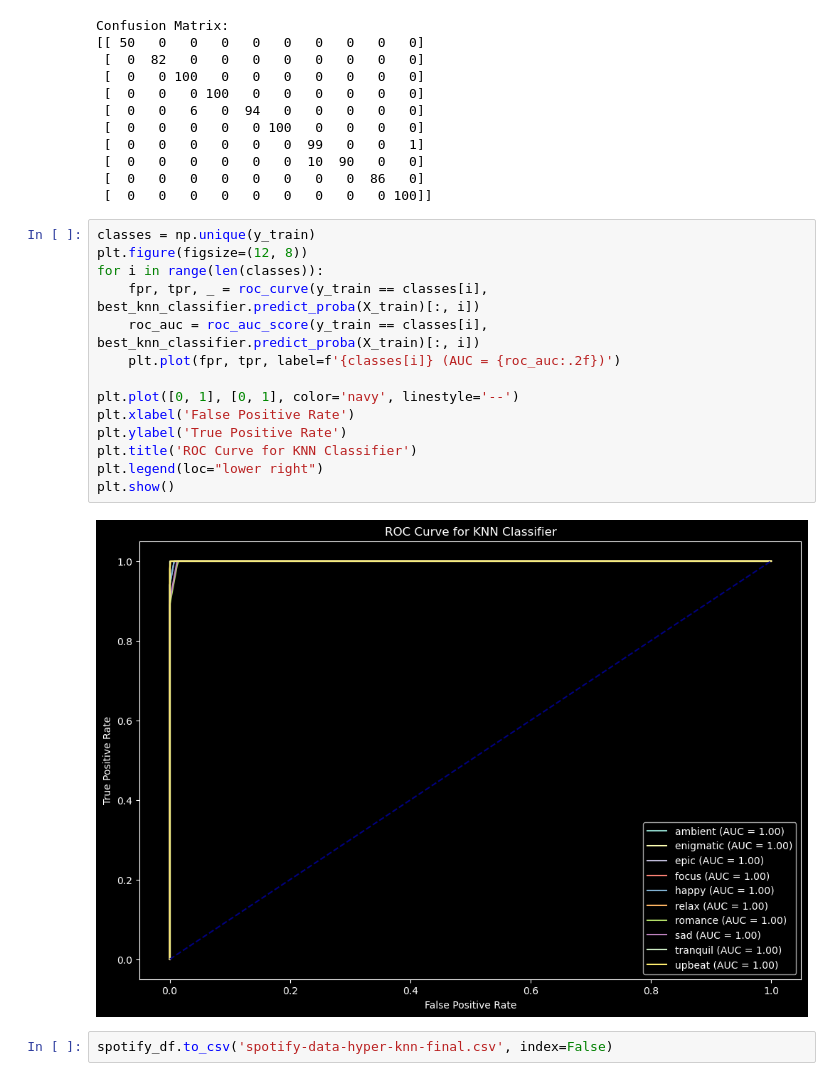
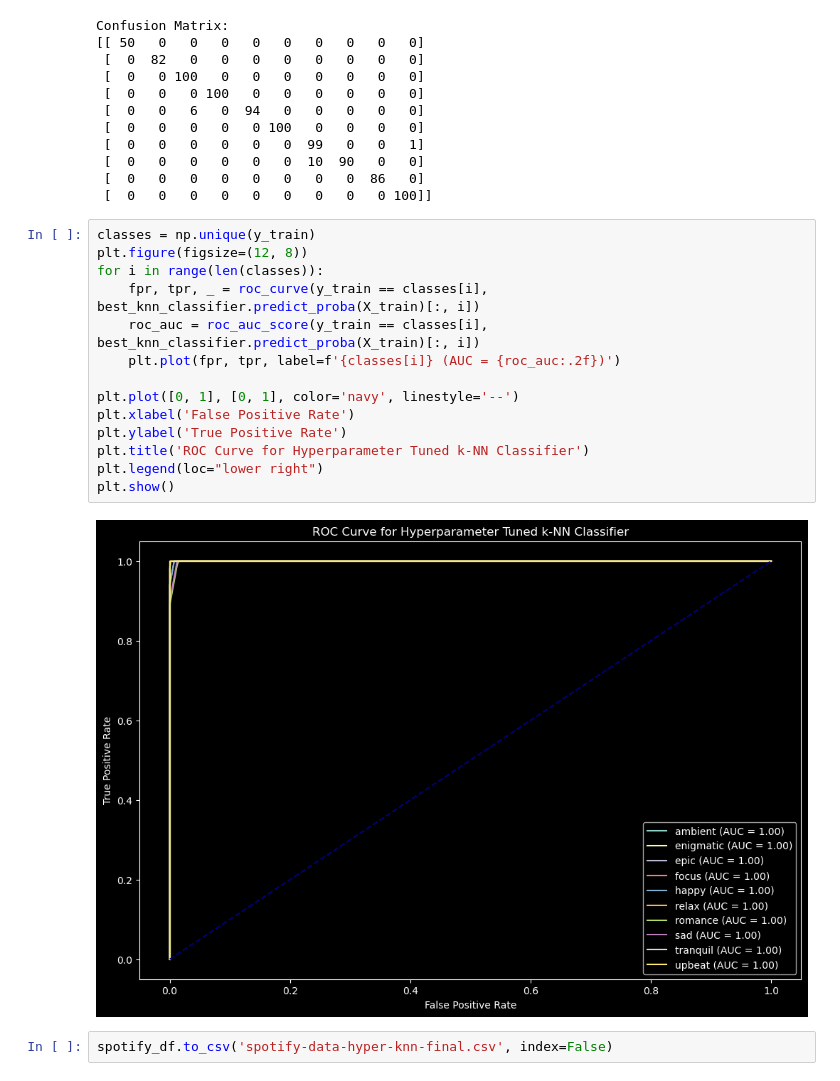
Before and after one commit to TheLuminousArtemis/ei-music-lyrics-classification, a Jupyter notebook: hyperparameter-tuning-knn.ipynb, the cells around one changed output. Saved outputs shown, nothing was run; the diff lists cells and outputs as text.

Commit message:
graph changes

```diff
--- a/hyperparameter-tuning-knn.ipynb
+++ b/hyperparameter-tuning-knn.ipynb
@@ -84,18 +84,18 @@ Confusion Matrix:
 # %%
 classes = np.unique(y_train)
 plt.figure(figsize=(12, 8))
 for i in range(len(classes)):
     fpr, tpr, _ = roc_curve(y_train == classes[i], best_knn_classifier.predict_proba(X_train)[:, i])
     roc_auc = roc_auc_score(y_train == classes[i], best_knn_classifier.predict_proba(X_train)[:, i])
     plt.plot(fpr, tpr, label=f'{classes[i]} (AUC = {roc_auc:.2f})')
 
 plt.plot([0, 1], [0, 1], color='navy', linestyle='--')
 plt.xlabel('False Positive Rate')
 plt.ylabel('True Positive Rate')
-plt.title('ROC Curve for KNN Classifier')
+plt.title('ROC Curve for Hyperparameter Tuned k-NN Classifier')
 plt.legend(loc="lower right")
 plt.show()
 # %% [output]
-[figure, old version]
+[figure, new version]
 # %%
 spotify_df.to_csv('spotify-data-hyper-knn-final.csv', index=False)
```
Also changed, not shown: 1 other file.
